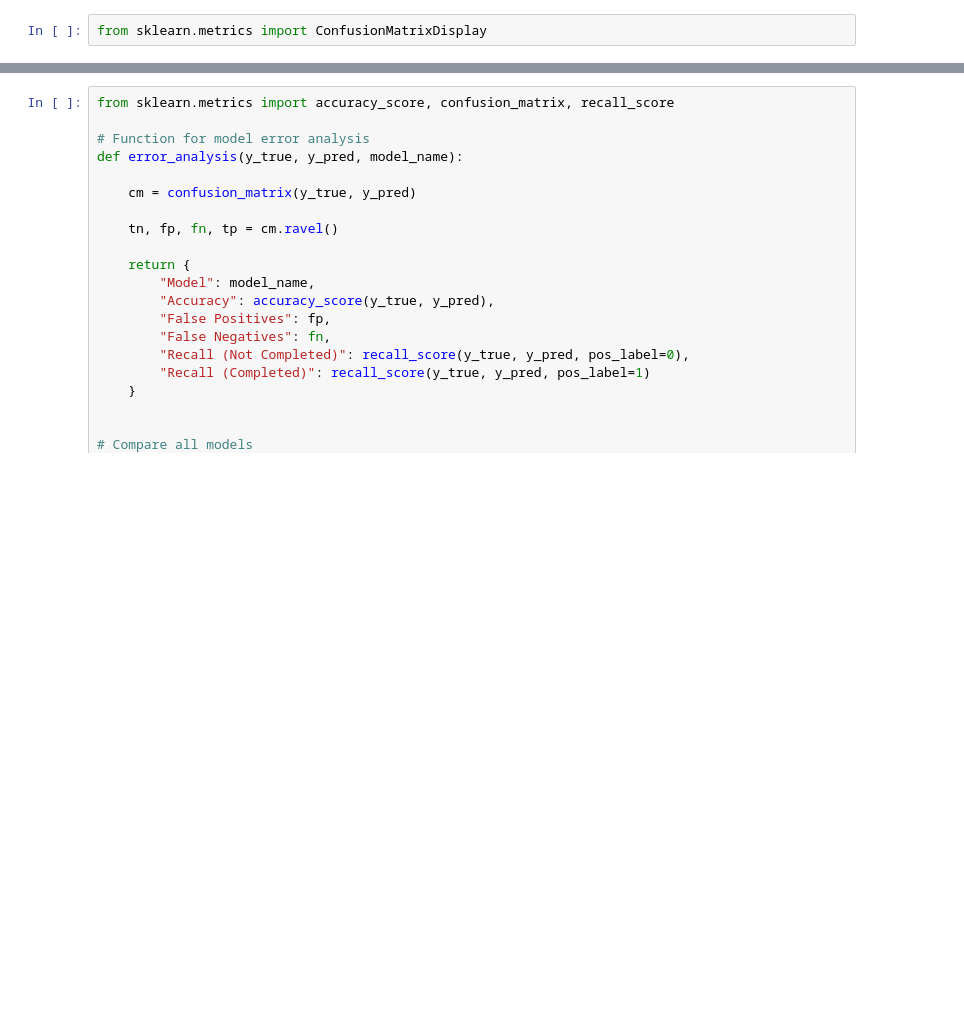
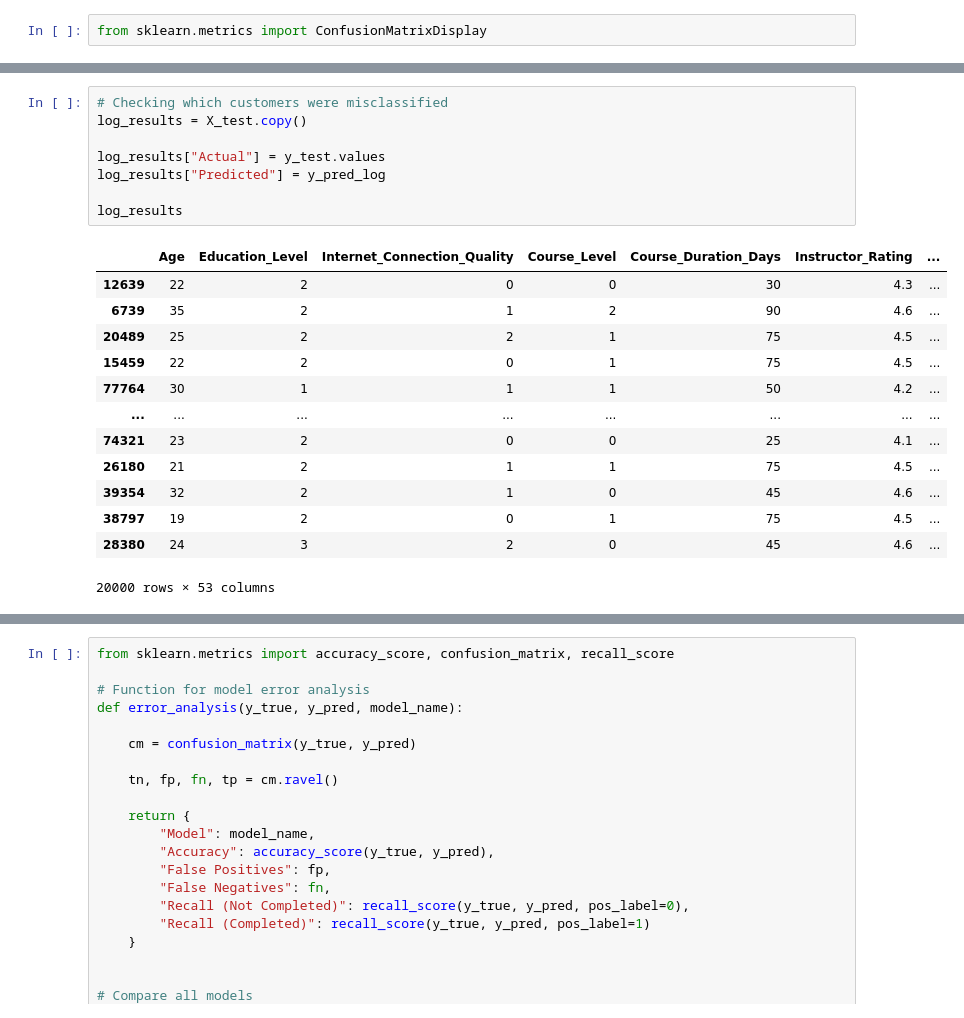
Before and after one commit to Njeri-Kiarie/Student_Online_Course_Completion_System, a Jupyter notebook: course_completion.ipynb, the cells around one changed output, grey strips where cells are left out. Cells and saved outputs as stored; diff of their text form; blank space fills up the shorter version.

```diff
--- a/course_completion.ipynb
+++ b/course_completion.ipynb
@@ -1015,0 +1072,22 @@ plt.show()
+# %%
+# Checking which customers were misclassified
+log_results = X_test.copy()
+
+log_results["Actual"] = y_test.values
+log_results["Predicted"] = y_pred_log
+
+log_results
+# %% [output]
+|  | Age | Education_Level | Internet_Connection_Quality | Course_Level | Course_Duration_Days | Instructor_Rating | ... |
+| 12639 | 22 | 2 | 0 | 0 | 30 | 4.3 | ... |
+| 6739 | 35 | 2 | 1 | 2 | 90 | 4.6 | ... |
+| 20489 | 25 | 2 | 2 | 1 | 75 | 4.5 | ... |
+| 15459 | 22 | 2 | 0 | 1 | 75 | 4.5 | ... |
+| 77764 | 30 | 1 | 1 | 1 | 50 | 4.2 | ... |
+| ... | ... | ... | ... | ... | ... | ... | ... |
+| 74321 | 23 | 2 | 0 | 0 | 25 | 4.1 | ... |
+| 26180 | 21 | 2 | 1 | 1 | 75 | 4.5 | ... |
+| 39354 | 32 | 2 | 1 | 0 | 45 | 4.6 | ... |
+| 38797 | 19 | 2 | 0 | 1 | 75 | 4.5 | ... |
+| 28380 | 24 | 3 | 2 | 0 | 45 | 4.6 | ... |
+20000 rows × 53 columns
```
Also changed, not shown: parts of 39 cells of this notebook, 1 other file.
